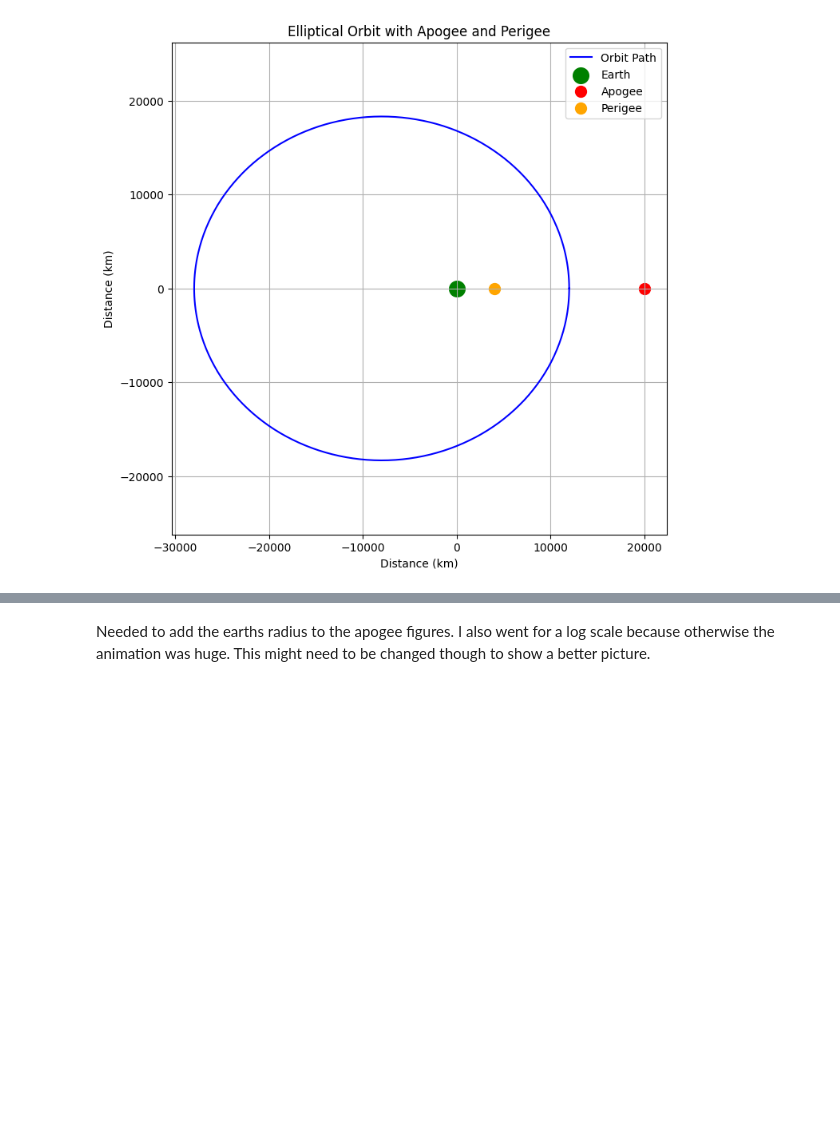
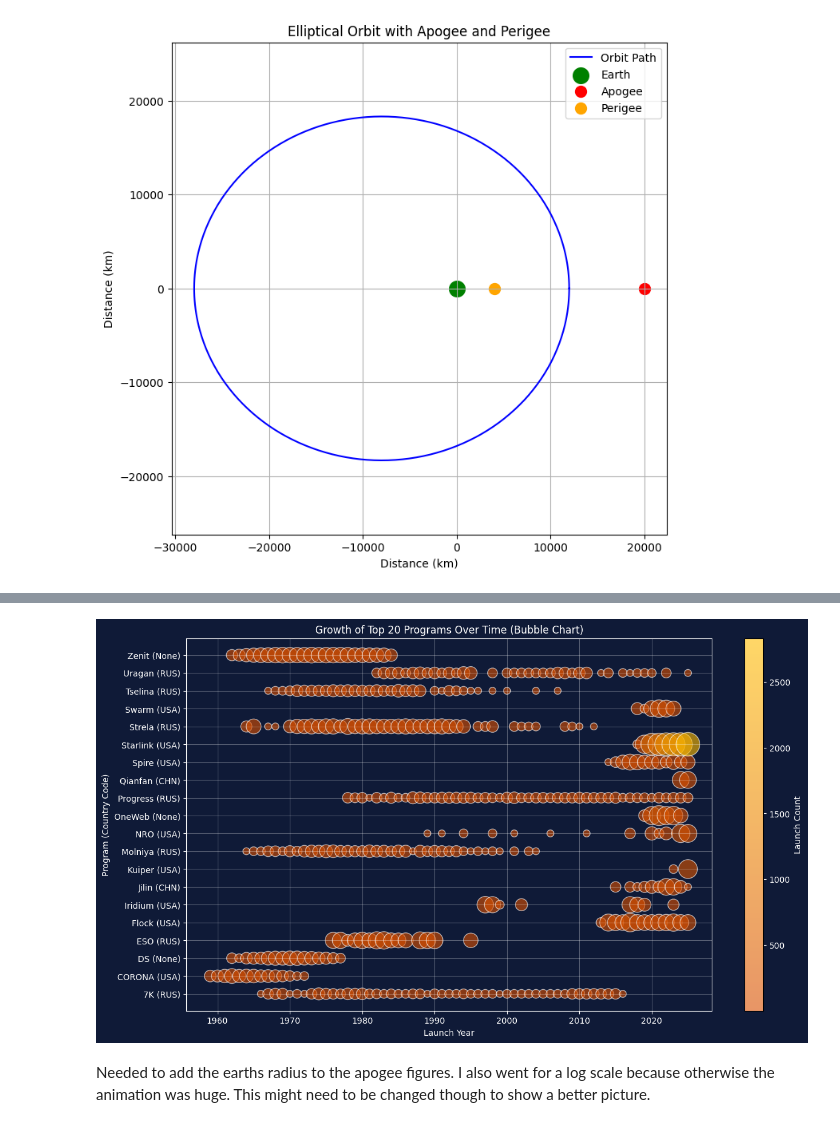
Before and after one commit to daemonchild/cardiffmet-dat5001-visualisation-of-data, a Jupyter notebook: assessment/python/2-dat5001-st20285213-tomrowan-pres1-create-graphs-experiments.ipynb, the cells around one changed output, grey strips where cells are left out. Cells and saved outputs as stored; diff of their text form; code cells hidden in the pictures; blank space fills up the shorter version.

```diff
--- a/assessment/python/2-dat5001-st20285213-tomrowan-pres1-create-graphs-experiments.ipynb
+++ b/assessment/python/2-dat5001-st20285213-tomrowan-pres1-create-graphs-experiments.ipynb
@@ -430,3 +567,71 @@ plt.show()
+# %%
+import matplotlib.pyplot as plt
+
+# Count launches per Program Root per year
+program_counts = (
+    sdf.groupby(["Program Root", "Launch Year"])
+    .size()
+    .reset_index(name="count")
+)
+
+# Get top 20 programs overall
+top_programs = (
+    program_counts.groupby("Program Root")["count"].sum()
+    .nlargest(20)
+    .index
+)
+
+program_counts = program_counts[program_counts["Program Root"].isin(top_programs)]
+
+# --- Build labels with Program Root + Country Code ---
+# Take the first country code seen for each program
+program_labels = (
+    sdf[sdf["Program Root"].isin(top_programs)]
+    .groupby("Program Root")["Country Code"]
+    .first()
+    .to_dict()
+)
+
+# Create new label column
+program_counts["Program Label"] = program_counts["Program Root"].map(
+    lambda p: f"{p} ({program_labels.get(p, '')})"
+)
+
+# Bubble chart
+fig, ax = plt.subplots(figsize=(14,8))
+fig.patch.set_facecolor(bg)        # background color
+ax.set_facecolor(bg)
+
+scatter = ax.scatter(
+    program_counts["Launch Year"],
+    program_counts["Program Label"],
+    s=np.log1p(program_counts["count"]) * 100,  # log scaling
+    alpha=0.6,
+    c=program_counts["count"],
+    cmap=cmap_orange_gold,
+    edgecolors="white"
+)
+
+
+ax.set_title("Growth of Top 20 Programs Over Time (Bubble Chart)", color='white')
+ax.set_xlabel("Launch Year", color='white')
+ax.set_ylabel("Program (Country Code)", color='white')
+ax.tick_params(colors='white')
+for spine in ax.spines.values():
+    spine.set_color('white')
+
+# Colorbar with white text
+cbar = plt.colorbar(scatter, ax=ax)
+cbar.set_label('Payload Count', color='white')
+cbar.ax.yaxis.set_tick_params(color='white')
+plt.setp(cbar.ax.get_yticklabels(), color='white')
+
+ax.grid(True, color='white', alpha=0.3)
+cbar.set_label("Launch Count")
+
+plt.show()
+# %% [output]
+[figure, added]
 # %% [markdown]
 Needed to add the earths radius to the apogee figures. I also went for a log scale because otherwise the animation was huge. This might need to be changed though to show a better picture.
 # %%
```
Also changed, not shown: parts of 5 cells of this notebook, 12 other files.
